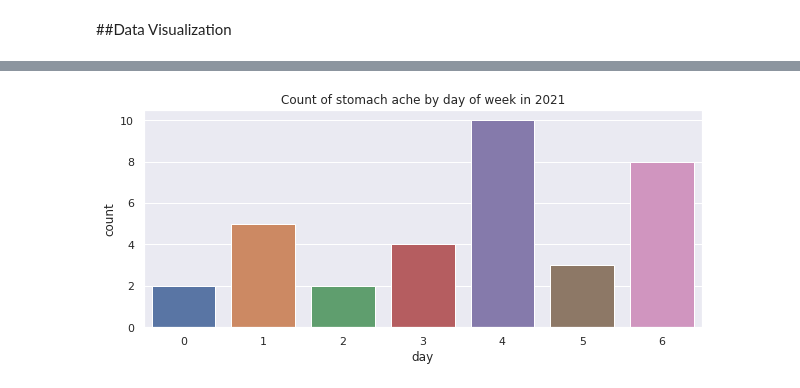
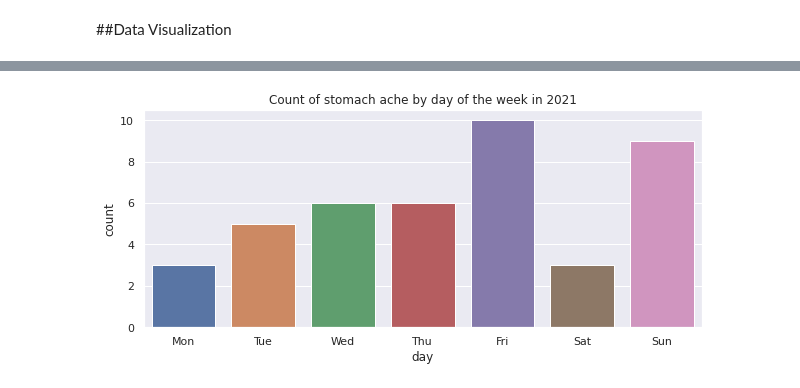
Before and after one commit to gabrielborja/python_data_analysis, a Jupyter notebook: food_habits_analytics.ipynb, the cells around one changed output, grey strips where cells are left out. Saved outputs shown, nothing was run; the diff lists cells and outputs as text; code cells hidden in the pictures.

```diff
--- a/food_habits_analytics.ipynb
+++ b/food_habits_analytics.ipynb
@@ -67,7 +79,8 @@ df1.tail()
 # %%
 #Calculating range of days between events and converting to int (days)
-df1 = df1.assign(num_of_days = (df1['date'] - df1['date_2']))
-df1 = df1.assign(num_of_days = df1['num_of_days'].replace(np.nan, 0))
-df1 = df1.assign(num_of_days = (df1['num_of_days'].astype(int))/8.64e+13) #==> Converting from ns to days
-df1.tail()
+df1_2021 = df1_2021.assign(date_2 = df1_2021['date'].shift(fill_value=np.nan))
+df1_2021 = df1_2021.assign(num_of_days = (df1_2021['date'] - df1_2021['date_2']))
+df1_2021 = df1_2021.assign(num_of_days = df1_2021['num_of_days'].replace(np.nan, 0))
+df1_2021 = df1_2021.assign(num_of_days = (df1_2021['num_of_days'].astype(int))/8.64e+13) #==> Converting from ns to days
+df1_2021.tail(3)
 # %% [output]
@@ -86,5 +90,0 @@ array([ 0.,  4.,  2.,  8., 16.,  3., 67., 54.,  5., 17., 11.,  1., 21.,
-# %%
-#Filtering the dataframe (drop Jan-2021) and assigning categories for 2021 where stomach ache appeared
-df1_2021 = df1[(df1['year']==2021) & (df1['ache']==1) & (~df1['month'].isin([1])) & (df1['num_of_days']>=1)].reset_index(drop=True)
-df1_2021 = df1_2021.assign(cat = np.where(df1_2021['month']<6, 'milk_diet', 'lactose_free'))
-df1_2021.tail(2)
@@ -94,0 +91,8 @@ df1_2021.tail(2)
+# %%
+#Calculating porcentage of change between stomach ache events
+df1_2021 = df1_2021.assign(pct_days = df1_2021['num_of_days'].pct_change())
+df1_2021 = df1_2021.assign(pct_days = df1_2021['pct_days'].replace(np.nan, 0))
+# %%
+#Replacing int days for name days
+days_dict = {0: 'Mon', 1:'Tue', 2:'Wed', 3:'Thu', 4:'Fri', 5:'Sat', 6:'Sun'}
+df1_2021['day'] = df1_2021['day'].replace(to_replace=days_dict)
@@ -154,10 +187,10 @@ plt.show()
 # %%
 #Plotting the number of stomach ache by day of the week
-sns.countplot(x='day', data=df1_2021)
-plt.title('Count of stomach ache by day of week in 2021')
+sns.countplot(x='day', data=df1_2021, order=['Mon', 'Tue', 'Wed', 'Thu', 'Fri', 'Sat', 'Sun'])
+plt.title('Count of stomach ache by day of the week in 2021')
 plt.show()
 # %% [output]
-[figure, old version]
+[figure, new version]
 # %%
 #Plotting the number of stomach ache by month
 sns.countplot(x='month', data=df1_2021, hue='cat')
```
Also changed, not shown: parts of 25 cells of this notebook.
